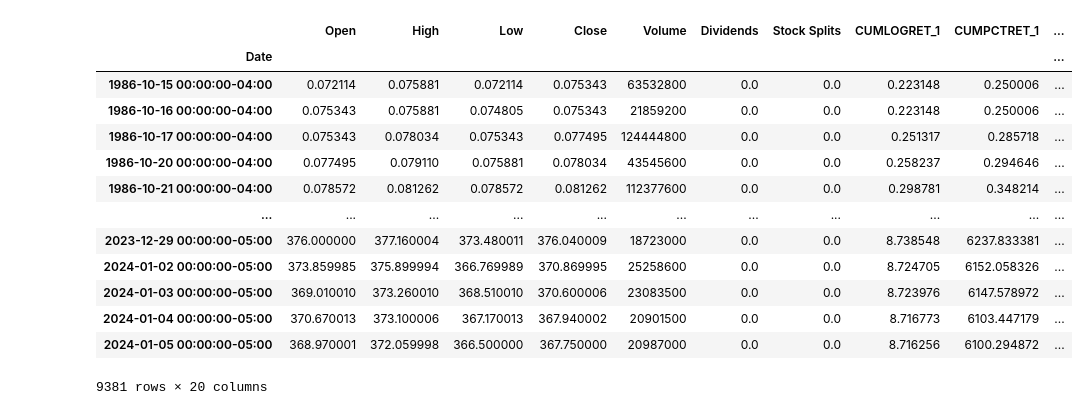
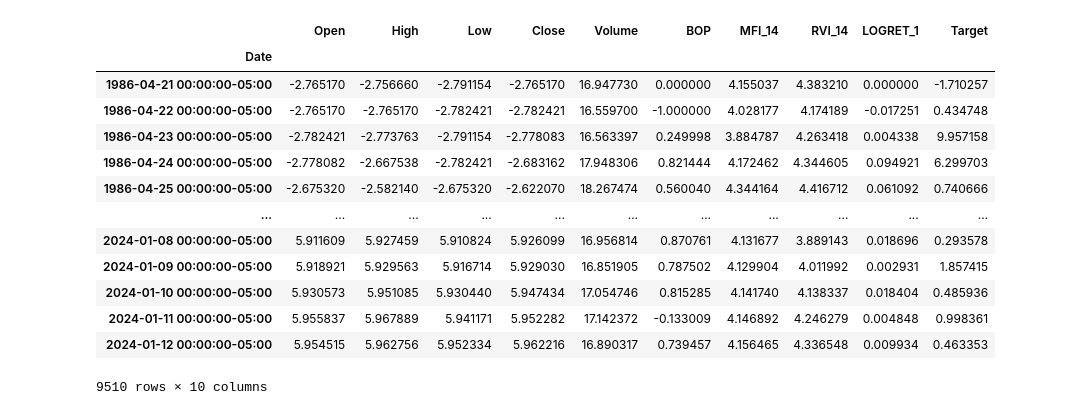
Before and after one commit to hkbu-kennycheng/comp7065, a Jupyter notebook: lab5.ipynb, the cells around one changed output. Cells and saved outputs as stored; diff of their text form; code cells hidden in the pictures.

```diff
--- a/lab5.ipynb
+++ b/lab5.ipynb
@@ -50,4 +33,0 @@ df
-# %%
-for i in [10,20,50,100,150]:
-    df[f'sma{i}'] = df.ta.sma(length=i)
-df
@@ -85,4 +33,0 @@ Name: RSI_10, Length: 9532, dtype: float64
-# %%
-for i in [10,20,50,100,150]:
-    df[f'rsi{i}'] = df.ta.rsi(length=i)
-df
@@ -123,22 +114,35 @@ df
+# %%
+import numpy as np
+
+df.dropna(inplace=True)
+df.drop(columns=['Dividends', 'Stock Splits'], inplace=True)
+
+# for c in []:
+#     df[c] = df[c] / df[c].max()
+
+df['Target'] = (df['Close'].shift(-1) - df['Close']) / df['Close'] * 100
+for c in ['Open', 'High', 'Low', 'Close', 'Volume', 'MFI_14', 'RVI_14']:
+    df[c] = np.log(df[c])
 # %%
-df['Target'] = df['Open'].shift(-1)
+# df['Target'] = df['Close'].shift(-1) - df['Open'].shift(-1)
+
 df.dropna(inplace=True)
 df
 # %% [output]
-|  | Open | High | Low | Close | Volume | Dividends | Stock Splits | CUMLOGRET_1 | CUMPCTRET_1 | ... |
-| Date |  |  |  |  |  |  |  |  |  | ... |
-| 1986-10-15 00:00:00-04:00 | 0.072114 | 0.075881 | 0.072114 | 0.075343 | 63532800 | 0.0 | 0.0 | 0.223148 | 0.250006 | ... |
-| 1986-10-16 00:00:00-04:00 | 0.075343 | 0.075881 | 0.074805 | 0.075343 | 21859200 | 0.0 | 0.0 | 0.223148 | 0.250006 | ... |
-| 1986-10-17 00:00:00-04:00 | 0.075343 | 0.078034 | 0.075343 | 0.077495 | 124444800 | 0.0 | 0.0 | 0.251317 | 0.285718 | ... |
-| 1986-10-20 00:00:00-04:00 | 0.077495 | 0.079110 | 0.075881 | 0.078034 | 43545600 | 0.0 | 0.0 | 0.258237 | 0.294646 | ... |
-| 1986-10-21 00:00:00-04:00 | 0.078572 | 0.081262 | 0.078572 | 0.081262 | 112377600 | 0.0 | 0.0 | 0.298781 | 0.348214 | ... |
+|  | Open | High | Low | Close | Volume | BOP | MFI_14 | RVI_14 | LOGRET_1 | Target |
+| Date |  |  |  |  |  |  |  |  |  |  |
+| 1986-04-21 00:00:00-05:00 | -2.765170 | -2.756660 | -2.791154 | -2.765170 | 16.947730 | 0.000000 | 4.155037 | 4.383210 | 0.000000 | -1.710257 |
+| 1986-04-22 00:00:00-05:00 | -2.765170 | -2.765170 | -2.782421 | -2.782421 | 16.559700 | -1.000000 | 4.028177 | 4.174189 | -0.017251 | 0.434748 |
+| 1986-04-23 00:00:00-05:00 | -2.782421 | -2.773763 | -2.791154 | -2.778083 | 16.563397 | 0.249998 | 3.884787 | 4.263418 | 0.004338 | 9.957158 |
+| 1986-04-24 00:00:00-05:00 | -2.778082 | -2.667538 | -2.782421 | -2.683162 | 17.948306 | 0.821444 | 4.172462 | 4.344605 | 0.094921 | 6.299703 |
+| 1986-04-25 00:00:00-05:00 | -2.675320 | -2.582140 | -2.675320 | -2.622070 | 18.267474 | 0.560040 | 4.344164 | 4.416712 | 0.061092 | 0.740666 |
 | ... | ... | ... | ... | ... | ... | ... | ... | ... | ... | ... |
-| 2023-12-29 00:00:00-05:00 | 376.000000 | 377.160004 | 373.480011 | 376.040009 | 18723000 | 0.0 | 0.0 | 8.738548 | 6237.833381 | ... |
-| 2024-01-02 00:00:00-05:00 | 373.859985 | 375.899994 | 366.769989 | 370.869995 | 25258600 | 0.0 | 0.0 | 8.724705 | 6152.058326 | ... |
-| 2024-01-03 00:00:00-05:00 | 369.010010 | 373.260010 | 368.510010 | 370.600006 | 23083500 | 0.0 | 0.0 | 8.723976 | 6147.578972 | ... |
-| 2024-01-04 00:00:00-05:00 | 370.670013 | 373.100006 | 367.170013 | 367.940002 | 20901500 | 0.0 | 0.0 | 8.716773 | 6103.447179 | ... |
-| 2024-01-05 00:00:00-05:00 | 368.970001 | 372.059998 | 366.500000 | 367.750000 | 20987000 | 0.0 | 0.0 | 8.716256 | 6100.294872 | ... |
+| 2024-01-08 00:00:00-05:00 | 5.911609 | 5.927459 | 5.910824 | 5.926099 | 16.956814 | 0.870761 | 4.131677 | 3.889143 | 0.018696 | 0.293578 |
+| 2024-01-09 00:00:00-05:00 | 5.918921 | 5.929563 | 5.916714 | 5.929030 | 16.851905 | 0.787502 | 4.129904 | 4.011992 | 0.002931 | 1.857415 |
+| 2024-01-10 00:00:00-05:00 | 5.930573 | 5.951085 | 5.930440 | 5.947434 | 17.054746 | 0.815285 | 4.141740 | 4.138337 | 0.018404 | 0.485936 |
+| 2024-01-11 00:00:00-05:00 | 5.955837 | 5.967889 | 5.941171 | 5.952282 | 17.142372 | -0.133009 | 4.146892 | 4.246279 | 0.004848 | 0.998361 |
+| 2024-01-12 00:00:00-05:00 | 5.954515 | 5.962756 | 5.952334 | 5.962216 | 16.890317 | 0.739457 | 4.156465 | 4.336548 | 0.009934 | 0.463353 |
-9381 rows × 20 columns
+9510 rows × 10 columns
 # %%
 train_df = df[:'2023-03-31']
 test_df = df['2023-04-01':]
```
Also changed, not shown: parts of 19 cells of this notebook.
